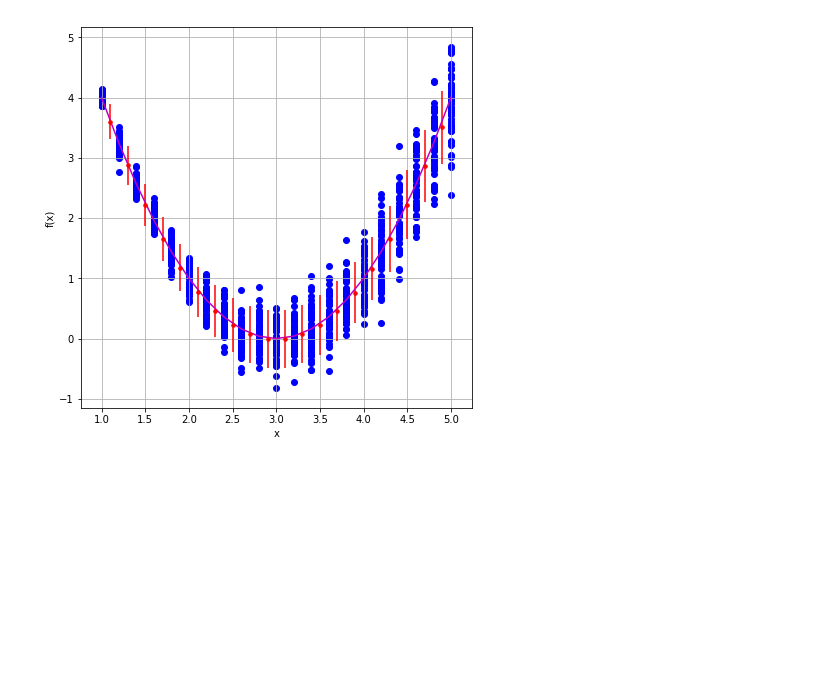
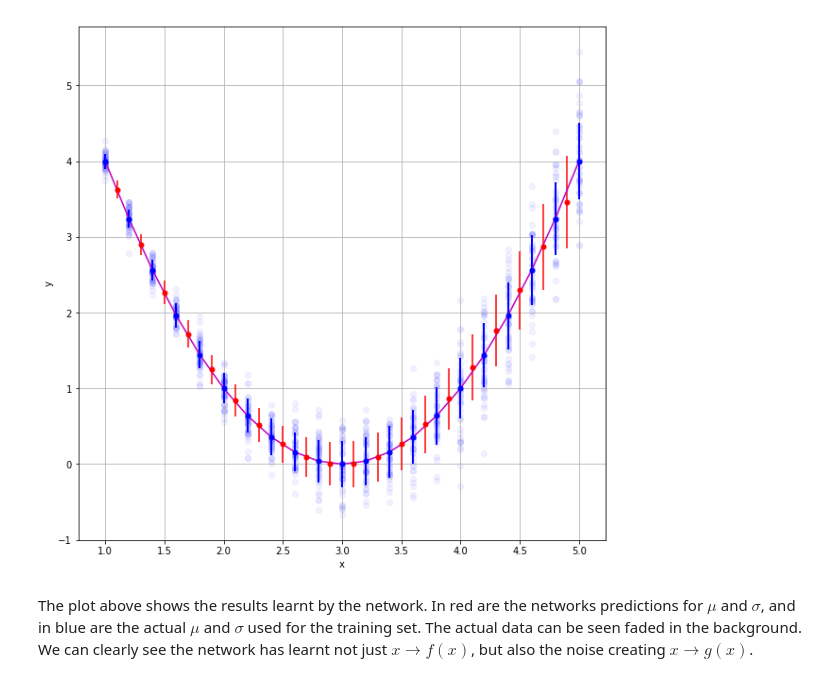
Before and after one commit to shakedzy/notebooks, a Jupyter notebook: mdn/mdn.ipynb, the cells around one changed output. Drawn from its saved outputs; the diff is of its cells as text; code cells hidden in the pictures; blank space fills up the shorter version.

```diff
--- a/mdn/mdn.ipynb
+++ b/mdn/mdn.ipynb
@@ -19,18 +38,19 @@ def data_generator_rel_sigma(x,sigma_0,samples):
 # %%
+sigma_0 = 0.1
 x_vals = np.arange(1,5.2,0.2)
 x_arr = np.array([])
 y_arr = np.array([])
 samples = 50
 for x in x_vals:
     x_arr = np.append(x_arr, np.full(samples,x))
-    y_arr = np.append(y_arr, data_generator_rel_sigma(x,0.1,samples))
+    y_arr = np.append(y_arr, data_generator(x,sigma_0,samples))
 x_arr, y_arr = shuffle(x_arr, y_arr)
 x_test = np.arange(1.1,5.1,0.2)
 
-plt.figure(figsize=(7,7))
+plt.figure(figsize=(10,10))
 plt.grid(True)
 plt.xlabel('x')
-plt.ylabel('f(x)')
+plt.ylabel('g(x)')
 plt.scatter(x_arr,y_arr)
 plt.plot(x_vals,map(f,x_vals),c='m')
 # %% [output]
@@ -122,8 +130,0 @@ Epoch 950 | cost = 0.1077
-# %%
-def mdn_cost(mu, sigma, y):
-    dist = tf.distributions.Normal(loc=mu, scale=sigma)
-    #samples = tf.reduce_mean(dist.sample([50]), axis=0)
-    #return tf.reduce_mean(tf.losses.mean_squared_error(labels=tf.squeeze(y),predictions=tf.squeeze(samples)))
-    p = tf.subtract(dist.prob(mu), dist.prob(y))
-    regularization = sigma * 0.7
-    return tf.reduce_mean(tf.add(p, regularization))
@@ -130,44 +141,35 @@ def mdn_cost(mu, sigma, y):
+# %%
+def mdn_cost(mu, sigma, y):
+    dist = tf.distributions.Normal(loc=mu, scale=tf.abs(sigma))
+    return tf.reduce_mean(-dist.log_prob(y))
 # %%
-hidden_layers_size = [12,24,24,12]
-epochs=1000
-batch_size=50
-learning_rate=0.0001
-display_step=50
+hidden_layers_size = [12,12,12]
+epochs = 1000
+batch_size = 50
+learning_rate = 0.0003
+display_step = 50
+batch_num = int(len(x_arr) / batch_size)
 
-w = dict()
-b = dict()
 tf.reset_default_graph()
-L = len(hidden_layers_size) + 2
-_ls = [1]+hidden_layers_size
-for i in range(1,L-1):
-    w[i] = tf.get_variable(name='w'+str(i), shape=[_ls[i-1],_ls[i]],
-                           initializer=tf.contrib.layers.xavier_initializer())
-    b[i] = tf.get_variable(name='b'+str(i), shape=_ls[i],
-                           initializer=tf.zeros_initializer())
-for t in ['mu','sigma']:
-    w[t] = tf.get_variable(name='w_'+t, shape=[_ls[-1],1],
-                           initializer=tf.contrib.layers.xavier_initializer())
-    b[t] = tf.get_variable(name='b_'+t, shape=1,
-                           initializer=tf.zeros_initializer())
 x = tf.placeholder(name='x',shape=(None,1),dtype=tf.float32)
 y = tf.placeholder(name='y',shape=(None,1),dtype=tf.float32)
 
 layer = x
-for i in range(1,L):
-    if i != L-1:
-        layer = nn_layer(layer,w[i],b[i],'tanh')
-    else:
-        mu = nn_layer(layer,w['mu'],b['mu'])
-        sigma = nn_layer(layer,w['sigma'],b['sigma'])
+for l in hidden_layers_size:
+    layer = tf.layers.dense(inputs=layer, units=l, activation=tf.nn.tanh,
+                            kernel_initializer=tf.contrib.layers.xavier_initializer())
+mu = tf.layers.dense(inputs=layer, units=1, kernel_initializer=tf.contrib.layers.xavier_initializer())
+sigma = tf.layers.dense(inputs=layer, units=1, kernel_initializer=tf.contrib.layers.xavier_initializer())
+
 cost = mdn_cost(mu, sigma, y)
+
 optimizer = tf.train.AdamOptimizer(learning_rate).minimize(cost)
-batch_num = int(len(x_arr) / batch_size)
 x_batches = np.array_split(x_arr, batch_num)
 y_batches = np.array_split(y_arr, batch_num)
 with tf.Session() as sess:
     sess.run(tf.global_variables_initializer())
     for epoch in range(epochs):
-        avg_cost = 0
+        avg_cost = 0.0
         for i in range(batch_num):
             x_batch = np.expand_dims(x_batches[i],axis=1)
             y_batch = np.expand_dims(y_batches[i],axis=1)
@@ -175,14 +177,17 @@ with tf.Session() as sess:
             avg_cost += c/batch_num
         if epoch % display_step == 0:
             print('Epoch {0} | cost = {1:.4f}'.format(epoch,avg_cost))
+            #print(sess.run([mu,sigma,y,tf.distributions.Normal(loc=mu, scale=sigma).prob(y)],feed_dict={x:x_batch, y:y_batch}))
     mu_pred, sigma_pred = sess.run([mu,sigma],feed_dict={x:np.expand_dims(x_test,axis=1)})
+    print('Final cost: {0:.4f}'.format(avg_cost))
 
-plt.figure(figsize=(7,7))
+plt.figure(figsize=(10,10))
 plt.grid(True)
 plt.xlabel('x')
-plt.ylabel('f(x)')
-plt.errorbar(x_test,y_pred,yerr=np.absolute(sigma_pred),c='r',ls='None',marker='.',ms=7)
-plt.scatter(x_arr,y_arr,c='b')
+plt.ylabel('y')
+plt.errorbar(x_test,mu_pred,yerr=np.absolute(sigma_pred),c='r',ls='None',marker='.',ms=10)
+plt.scatter(x_arr,y_arr,c='b',alpha=0.05)
+plt.errorbar(x_vals,map(f,x_vals),yerr=map(lambda x: sigma_0*x,x_vals),c='b',lw=2,ls='None',marker='.',ms=10)
 plt.plot(x_vals,map(f,x_vals),c='m')
 plt.show()
 # %% [output]
@@ -209 +211,3 @@ Epoch 950 | cost = 0.4512
-[figure, old version]
+[figure, new version]
+# %% [markdown]
+The plot above shows the results learnt by the network. In red are the networks predictions for $\mu$ and $\sigma$, and in blue are the actual $\mu$ and $\sigma$ used for the training set. The actual data can be seen faded in the background. We can clearly see the network has learnt not just $x \rightarrow f(x)$, but also the noise creating $x \rightarrow g(x)$.
```
Also changed, not shown: parts of 13 cells of this notebook, 2 other files.
